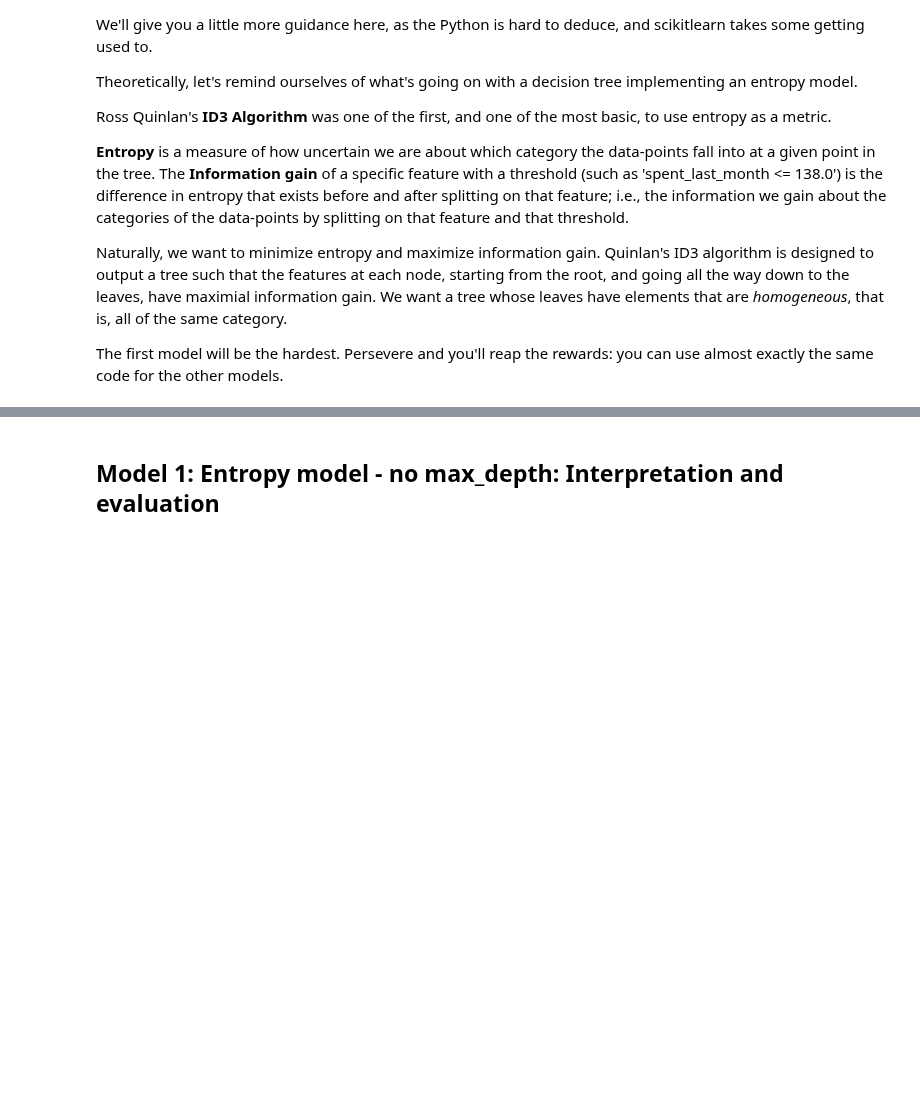
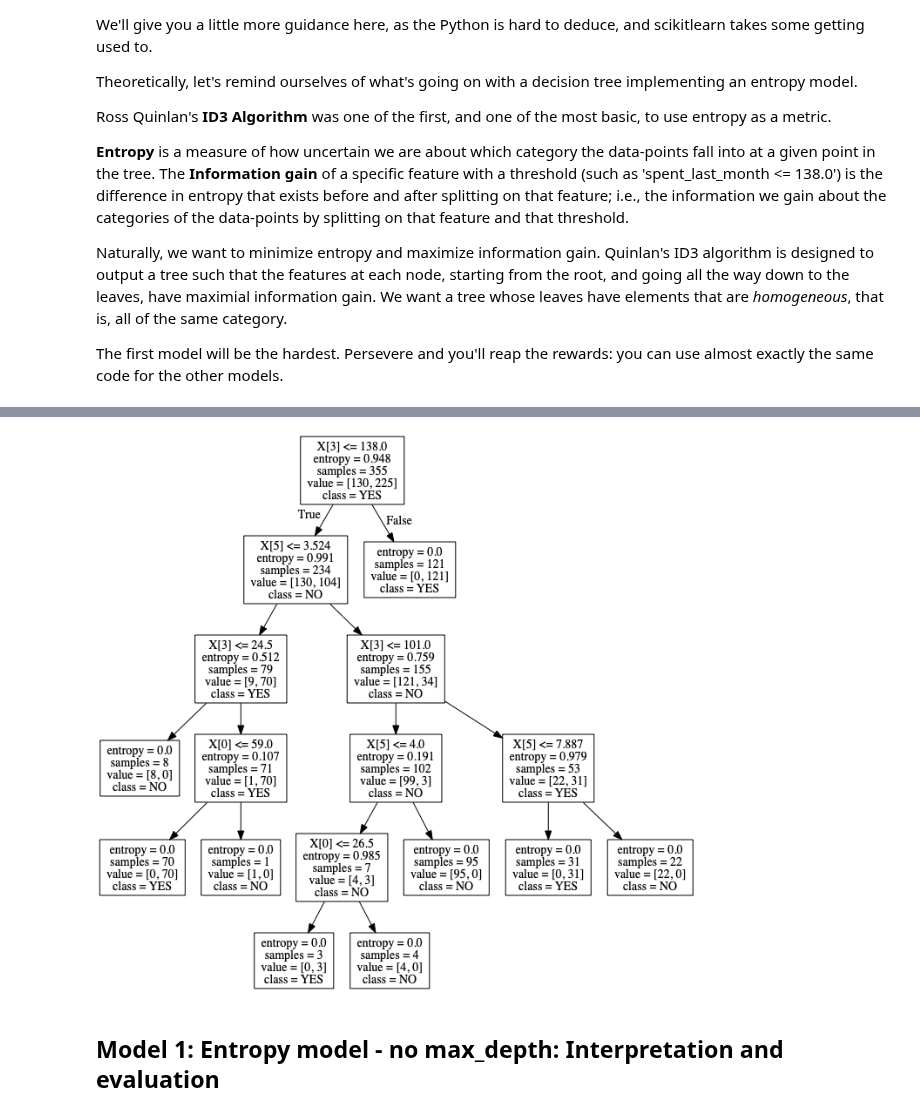
Before and after one commit to dmclark53/Springboard, a Jupyter notebook: RR-Diner-Coffee/Springboard Decision Tree Specialty Coffee Case Study - Tier 3.ipynb, the cells around one changed output, grey strips where cells are left out. Cells and saved outputs as stored; diff of their text form; code cells hidden in the pictures; blank space fills up the shorter version.

Commit message:
Fixed bugs in model creations.

```diff
--- a/RR-Diner-Coffee/Springboard Decision Tree Specialty Coffee Case Study - Tier 3.ipynb
+++ b/RR-Diner-Coffee/Springboard Decision Tree Specialty Coffee Case Study - Tier 3.ipynb
@@ -336,7 +330,7 @@ X = pd.get_dummies(X, drop_first=True)
 ### 6. Further divide those subsets into train and test subsets for X and y respectively: X_train, X_test, y_train, y_test
 # %%
 # Call train_test_split on X, y. Make the test_size = 0.25, and random_state = 246
-X_train, y_train, X_test, y_test = train_test_split(X, y, test_size=0.25, random_state=246)
+X_train, X_test, y_train, y_test = train_test_split(X, y, test_size=0.25, random_state=246)
 # %% [markdown]
 # 3. Modelling
 It's useful to look at the scikit-learn documentation on decision trees https://scikit-learn.org/stable/modules/tree.html before launching into applying them. If you haven't seen them before, take a look at that link, in particular the section `1.10.5.`
@@ -356,16 +350,16 @@ Naturally, we want to minimize entropy and maximize information gain. Quinlan's
 The first model will be the hardest. Persevere and you'll reap the rewards: you can use almost exactly the same code for the other models.
 # %%
 # Declare a variable called entr_model and use tree.DecisionTreeClassifier.
-_ _ _
+entr_model = tree.DecisionTreeClassifier(criterion='entropy')
 
 # Call fit() on entr_model
-_ _ _
+entr_model = entr_model.fit(X_train, y_train)
 
 # Call predict() on entr_model with X_test passed to it, and assign the result to a variable y_pred
-_ _ _
+y_pred_1 = entr_model.predict(X_test)
 
 # Call Series on our y_pred variable with the following: pd.Series(y_pred)
-_ _ _
+print(pd.Series(y_pred_1))
 
 # Check out entr_model
-entr_model
+print(entr_model)
@@ -372,9 +380,11 @@ entr_model
 # %%
 # Now we want to visualize the tree
-_ _ _
 
 # We can do so with export_graphviz
-_ _ _
 
 # Alternatively for class_names use entr_model.classes_
-_ _ _
+tree_data = tree.export_graphviz(entr_model, class_names=entr_model.classes_, out_file=None)
+graph = pydotplus.graph_from_dot_data(tree_data)
+Image(graph.create_png())
+# %% [output]
+[figure, added]
```
Also changed, not shown: parts of 23 cells of this notebook.
